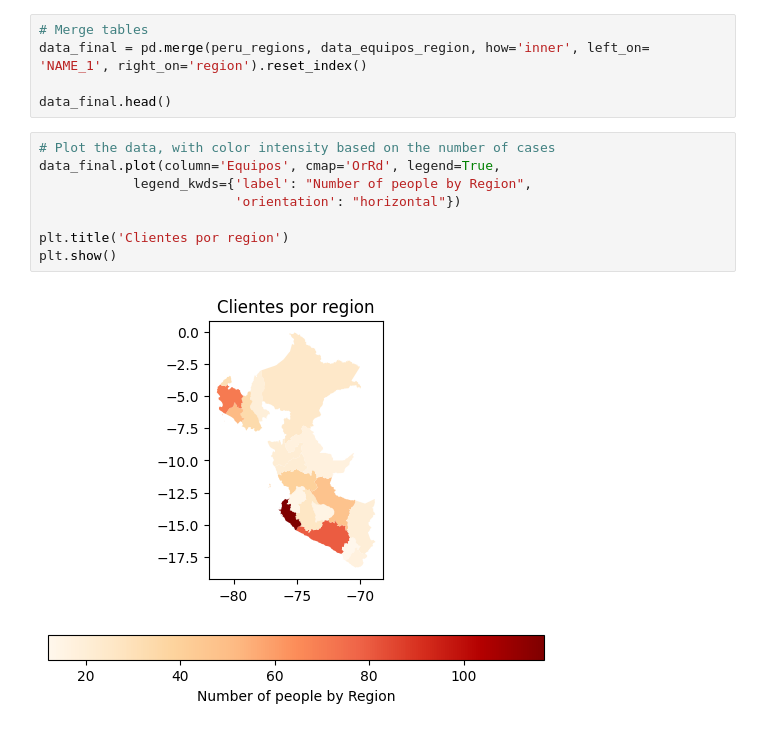
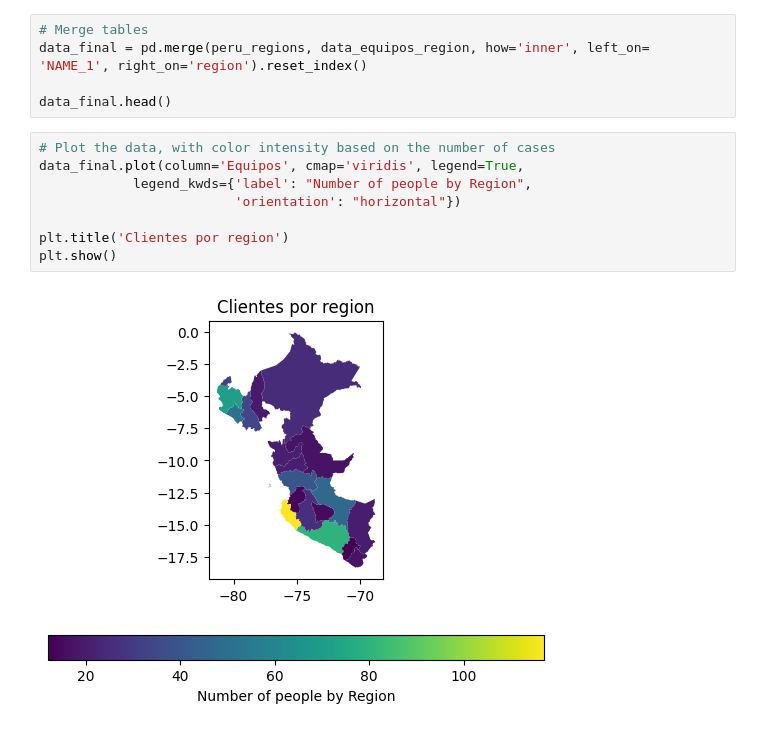
Before and after one commit to jsaraviadrago/Misc-Portfolio, a Jupyter notebook: Script_Peru_region_map.ipynb, the cells around one changed output. Saved outputs shown, nothing was run; the diff lists cells and outputs as text.

```diff
--- a/Script_Peru_region_map.ipynb
+++ b/Script_Peru_region_map.ipynb
@@ -61,11 +61,11 @@ data_final = pd.merge(peru_regions, data_equipos_region, how='inner', left_on= '
 data_final.head()
 # %%
 # Plot the data, with color intensity based on the number of cases
-data_final.plot(column='Equipos', cmap='OrRd', legend=True,
+data_final.plot(column='Equipos', cmap='viridis', legend=True,
             legend_kwds={'label': "Number of people by Region",
                          'orientation': "horizontal"})
 
 plt.title('Clientes por region')
 plt.show()
 # %% [output]
-[figure, old version]
+[figure, new version]
```
